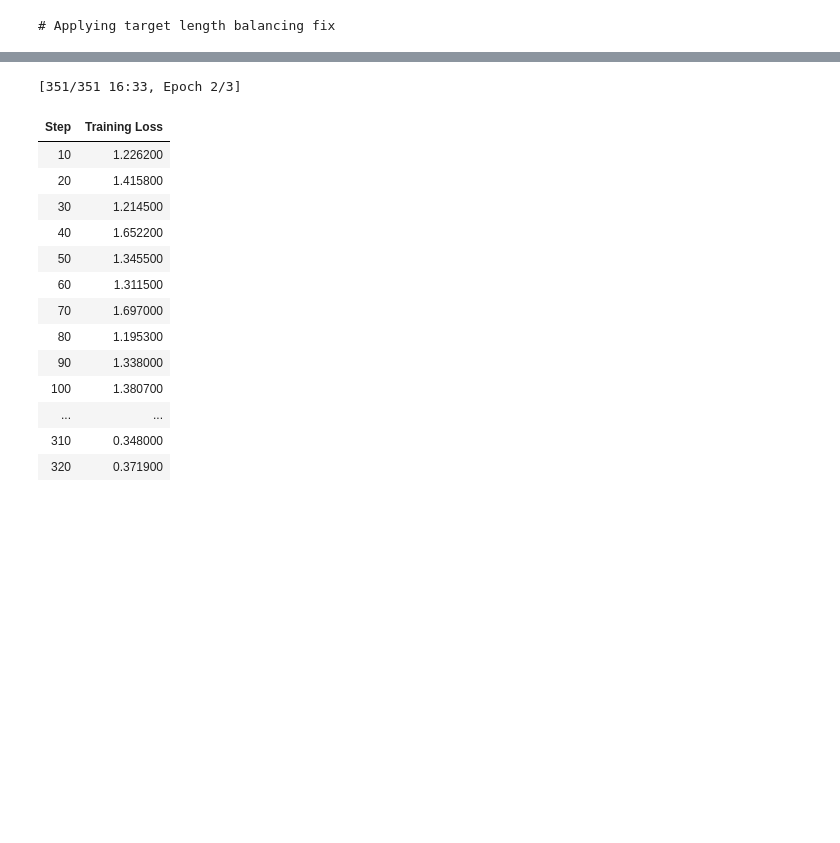
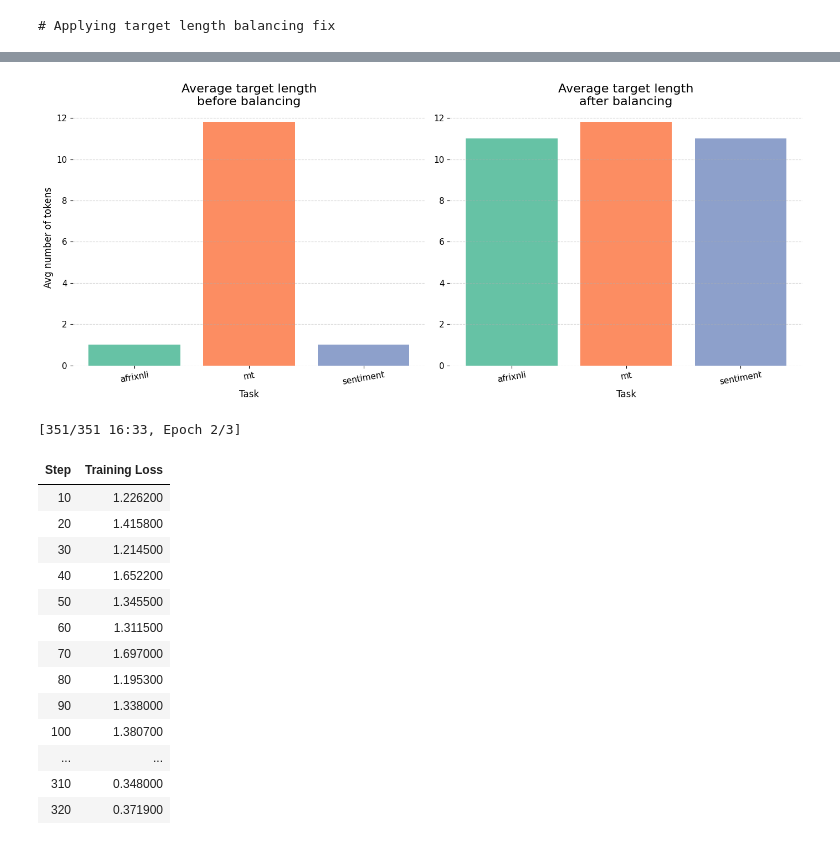
Before and after one commit to melissafasol/InkubaLM-Challenge, a Jupyter notebook: notebooks_EDA/01_QLoRA_baseline.ipynb, the cells around one changed output, grey strips where cells are left out. Drawn from its saved outputs; the diff is of its cells as text; code cells hidden in the pictures; blank space fills up the shorter version.

```diff
--- a/notebooks_EDA/01_QLoRA_baseline.ipynb
+++ b/notebooks_EDA/01_QLoRA_baseline.ipynb
@@ -267,3 +271,7 @@ Dataset({
+# %%
+multitask.plot_target_lengths(train_df_concat, balanced_df)
+# %% [output]
+[figure, added]
 # %%
 balanced_trainer = multitask.setup_trainer(
     model=model,
```
Also changed, not shown: parts of 25 cells of this notebook.
